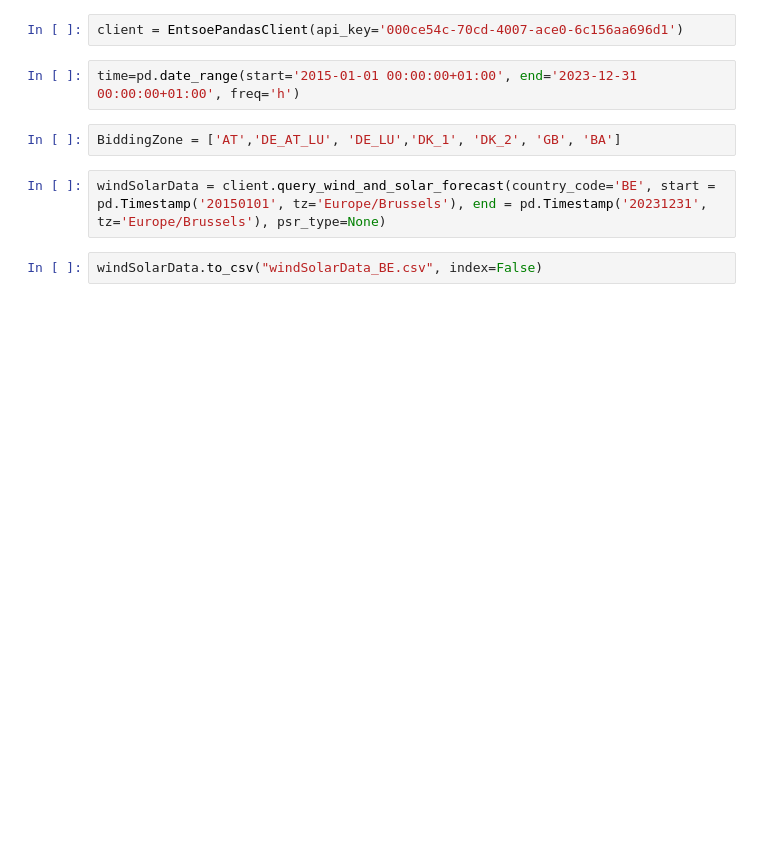
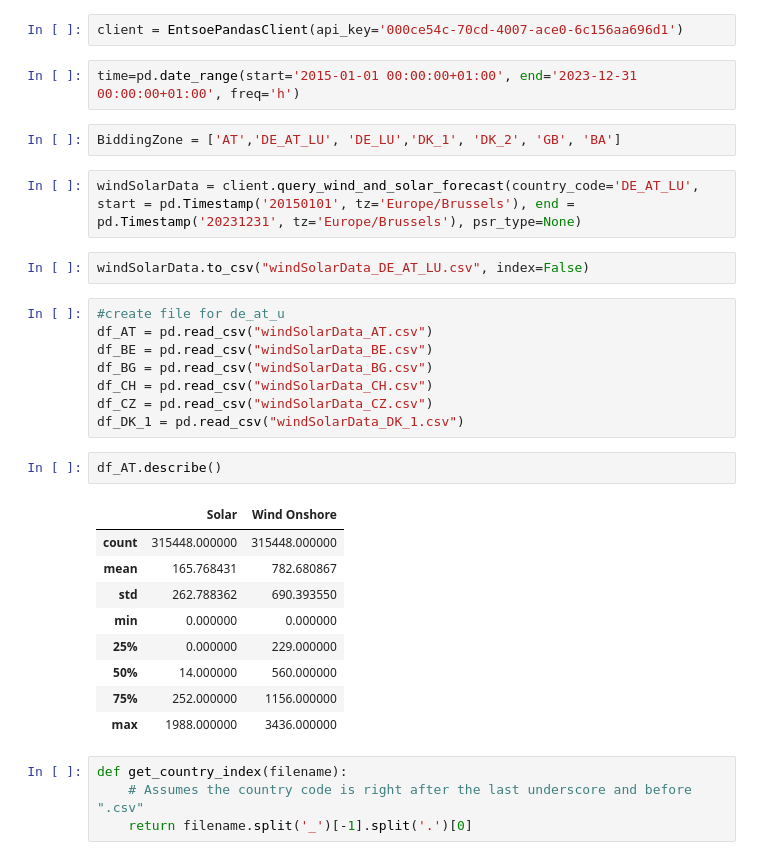
Before and after one commit to hertiemlteam/machine_learning, a Jupyter notebook: machine_learning_energy_forest.ipynb, the cells around one changed output. Cells and saved outputs as stored; diff of their text form; blank space fills up the shorter version.

Commit message:
modified document with the code for creating the dataframes

```diff
--- a/machine_learning_energy_forest.ipynb
+++ b/machine_learning_energy_forest.ipynb
@@ -388,6 +396,30 @@ time=pd.date_range(start='2015-01-01 00:00:00+01:00', end='2023-12-31 00:00:00+0
 # %%
 BiddingZone = ['AT','DE_AT_LU', 'DE_LU','DK_1', 'DK_2', 'GB', 'BA']
 # %%
-windSolarData = client.query_wind_and_solar_forecast(country_code='BE', start = pd.Timestamp('20150101', tz='Europe/Brussels'), end = pd.Timestamp('20231231', tz='Europe/Brussels'), psr_type=None)
+windSolarData = client.query_wind_and_solar_forecast(country_code='DE_AT_LU', start = pd.Timestamp('20150101', tz='Europe/Brussels'), end = pd.Timestamp('20231231', tz='Europe/Brussels'), psr_type=None)
 # %%
-windSolarData.to_csv("windSolarData_BE.csv", index=False)
+windSolarData.to_csv("windSolarData_DE_AT_LU.csv", index=False)
+# %%
+#create file for de_at_u
+df_AT = pd.read_csv("windSolarData_AT.csv")
+df_BE = pd.read_csv("windSolarData_BE.csv")
+df_BG = pd.read_csv("windSolarData_BG.csv")
+df_CH = pd.read_csv("windSolarData_CH.csv")
+df_CZ = pd.read_csv("windSolarData_CZ.csv")
+df_DK_1 = pd.read_csv("windSolarData_DK_1.csv")
+# %%
+df_AT.describe()
+# %% [output]
+|  | Solar | Wind Onshore |
+| count | 315448.000000 | 315448.000000 |
+| mean | 165.768431 | 782.680867 |
+| std | 262.788362 | 690.393550 |
+| min | 0.000000 | 0.000000 |
+| 25% | 0.000000 | 229.000000 |
+| 50% | 14.000000 | 560.000000 |
+| 75% | 252.000000 | 1156.000000 |
+| max | 1988.000000 | 3436.000000 |
+# %%
+def get_country_index(filename):
+    # Assumes the country code is right after the last underscore and before ".csv"
+    return filename.split('_')[-1].split('.')[0]
```
Also changed, not shown: parts of 5 cells of this notebook.
